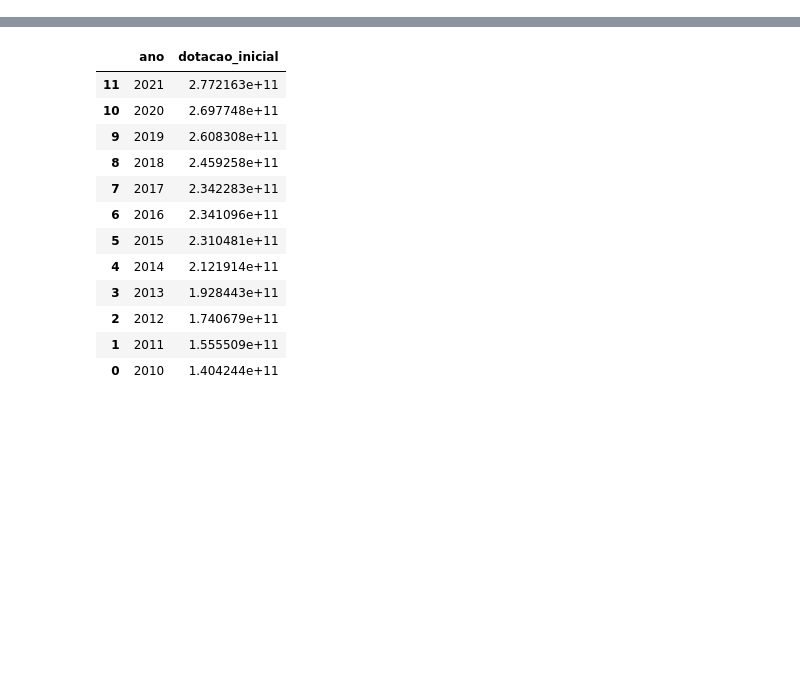
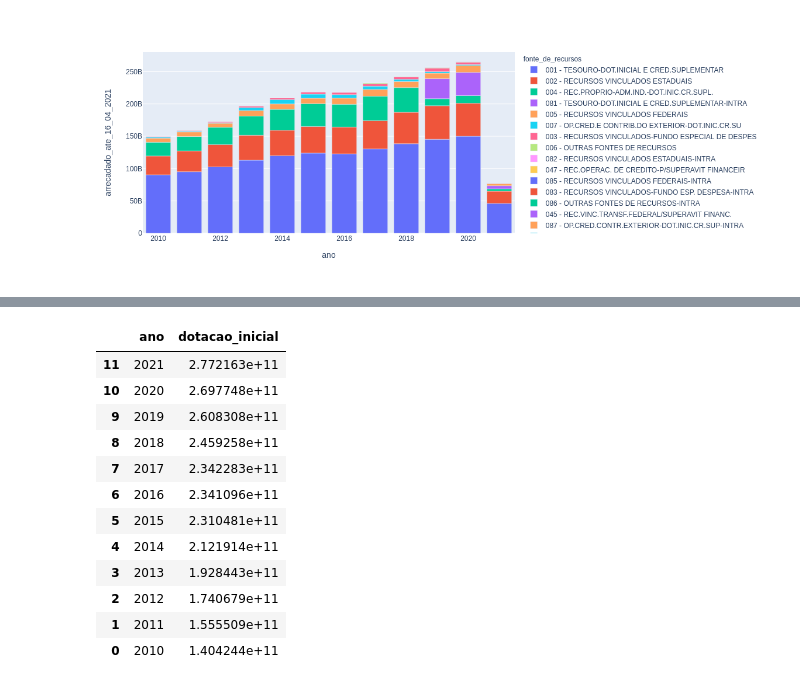
Before and after one commit to d116626/orcamento_sp, a Jupyter notebook: notebooks/sandbox/orcamento_x_previdencia_anual.ipynb, the cells around one changed output, grey strips where cells are left out. Saved outputs shown, nothing was run; the diff lists cells and outputs as text; code cells hidden in the pictures; blank space fills up the shorter version.

```diff
--- a/notebooks/sandbox/orcamento_x_previdencia_anual.ipynb
+++ b/notebooks/sandbox/orcamento_x_previdencia_anual.ipynb
@@ -156,0 +162,5 @@ time: 28.2 ms (started: 2021-04-19 11:23:07 -03:00)
+# %%
+files = glob.glob('../../data/orcamento_consolidado/receita_arrecadada/*.csv')
+df_receita, receita_cols = get_receita(files)
+# df_receita = df_receita[df_receita['ano']==2020]
+df_receita['id_receita'] = df_receita['receita'].apply(lambda x: x.split('-')[0].strip())
@@ -156,0 +185,2 @@ time: 28.2 ms (started: 2021-04-19 11:23:07 -03:00)
+# %%
+df_receita['origem'] = df_receita['id_receita'].apply(lambda x: x[:2])
@@ -233,0 +259,7 @@ time: 9.09 s (started: 2021-04-19 14:33:37 -03:00)
+# %%
+fontes_receita = generic_group(
+    df_receita,
+    group_cols=['ano','fonte_de_recursos'],
+    numeric_cols=['arrecadado_ate_16_04_2021'],
+    sort_cols = ["arrecadado_ate_16_04_2021", "ano"]
+)
@@ -233,0 +268,4 @@ time: 9.09 s (started: 2021-04-19 14:33:37 -03:00)
+# %%
+px.bar(fontes_receita, x='ano', y='arrecadado_ate_16_04_2021', color='fonte_de_recursos')
+# %% [output]
+[figure, added]
```
Also changed, not shown: parts of 45 cells of this notebook, 10 other files.
